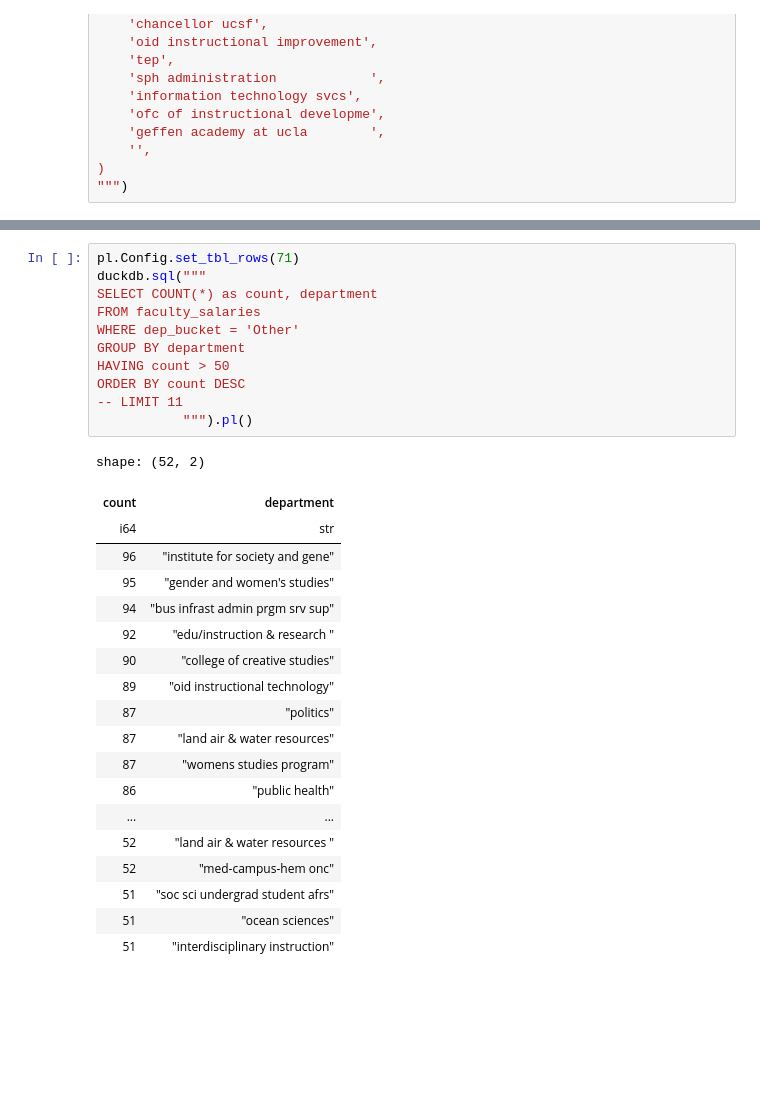
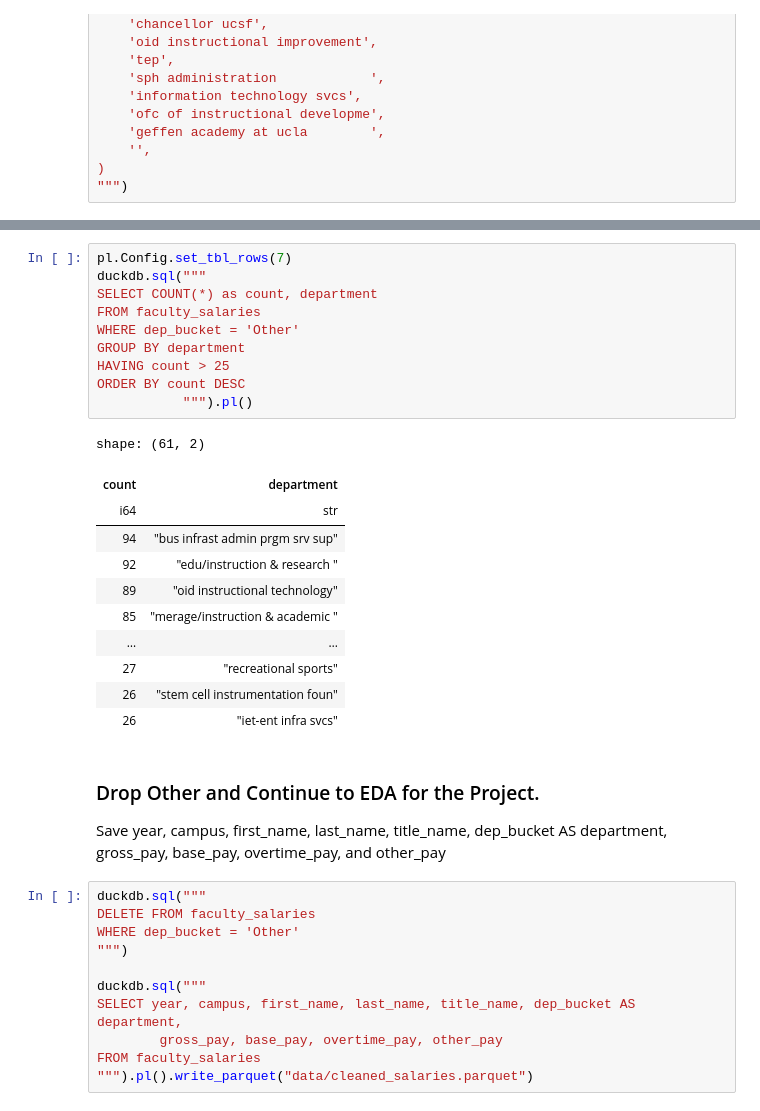
Before and after one commit to CSC4693-Fall-2026/CSC4693, a Jupyter notebook: Faculty/filter_and_sort.ipynb, the cells around one changed output, grey strips where cells are left out. Cells and saved outputs as stored; diff of their text form; blank space fills up the shorter version.

Commit message:
feat: finished processing data will do EDA in a new notebook with cleaned_salaries.parquet

```diff
--- a/Faculty/week4_eda.ipynb
+++ b/Faculty/filter_and_sort.ipynb
@@ -527,31 +582,37 @@ shape: (11, 2)
 # %%
-pl.Config.set_tbl_rows(71)
+pl.Config.set_tbl_rows(7)
 duckdb.sql("""
 SELECT COUNT(*) as count, department
 FROM faculty_salaries
 WHERE dep_bucket = 'Other'
 GROUP BY department
-HAVING count > 50
+HAVING count > 25
 ORDER BY count DESC
--- LIMIT 11
            """).pl()
 # %% [output]
-shape: (52, 2)
+shape: (61, 2)
 | count | department |
 | i64 | str |
-| 96 | "institute for society and gene" |
-| 95 | "gender and women's studies" |
 | 94 | "bus infrast admin prgm srv sup" |
 | 92 | "edu/instruction & research " |
-| 90 | "college of creative studies" |
 | 89 | "oid instructional technology" |
-| 87 | "politics" |
-| 87 | "land air & water resources" |
-| 87 | "womens studies program" |
-| 86 | "public health" |
-| ... | ... |
-| 52 | "land air & water resources " |
-| 52 | "med-campus-hem onc" |
-| 51 | "soc sci undergrad student afrs" |
-| 51 | "ocean sciences" |
-| 51 | "interdisciplinary instruction" |
+| 85 | "merage/instruction & academic " |
+| … | … |
+| 27 | "recreational sports" |
+| 26 | "stem cell instrumentation foun" |
+| 26 | "iet-ent infra svcs" |
+# %% [markdown]
+### Drop Other and Continue to EDA for the Project.
+
+Save year, campus, first_name, last_name, title_name, dep_bucket AS department, gross_pay, base_pay, overtime_pay, and other_pay
+# %%
+duckdb.sql("""
+DELETE FROM faculty_salaries
+WHERE dep_bucket = 'Other'
+""")
+
+duckdb.sql("""
+SELECT year, campus, first_name, last_name, title_name, dep_bucket AS department,
+        gross_pay, base_pay, overtime_pay, other_pay
+FROM faculty_salaries
+""").pl().write_parquet("data/cleaned_salaries.parquet")
```
Also changed, not shown: parts of 3 cells of this notebook.
